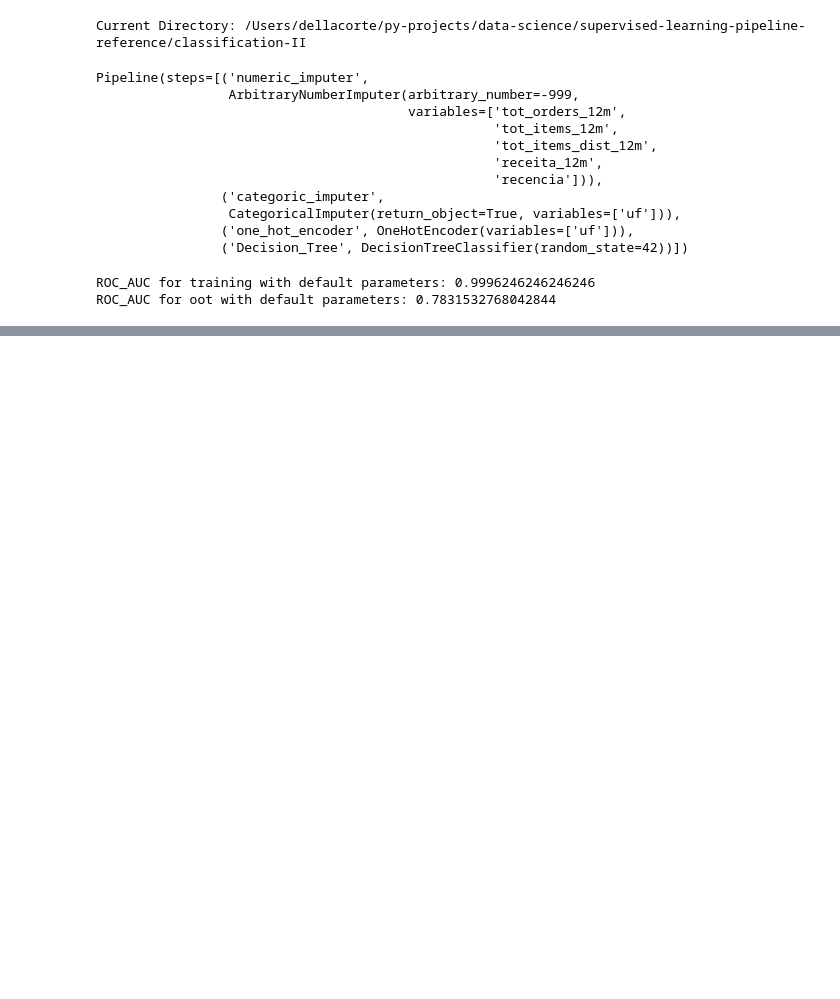
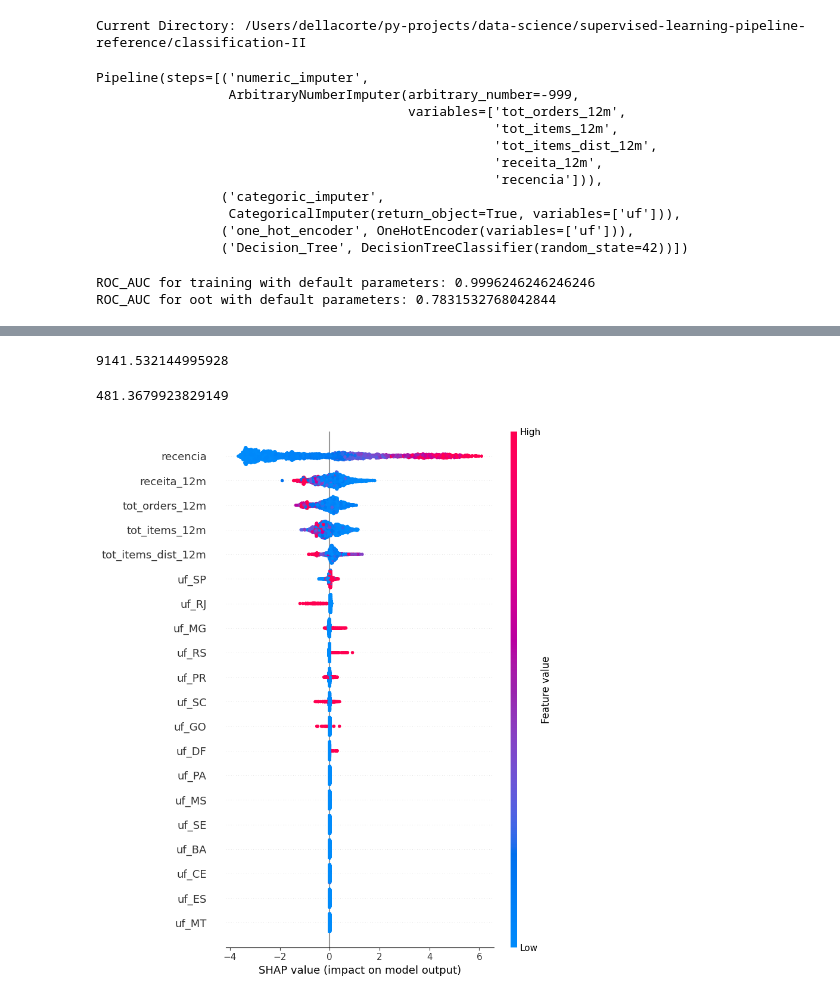
Before and after one commit to DellaCortef/supervised-learning-classification-pipeline, a Jupyter notebook: classification-II/machine-learning-classification-pipeline.ipynb, the cells around one changed output, grey strips where cells are left out. Saved outputs shown, nothing was run; the diff lists cells and outputs as text; code cells hidden in the pictures; blank space fills up the shorter version.

```diff
--- a/classification-II/machine-learning-classification-pipeline.ipynb
+++ b/classification-II/machine-learning-classification-pipeline.ipynb
@@ -113,0 +600,3 @@ NameError: name 'paramerts' is not defined
+# %%
+X_oot_transformed = best_model[:-1].transform(X_oot)
+X_oot_transformed.head(2)
@@ -113,0 +608,15 @@ NameError: name 'paramerts' is not defined
+# %%
+X_oot_transformed.var()['recencia']
+# %% [output]
+9141.532144995928
+# %%
+X_oot_transformed.var()['tot_items_dist_12m']
+# %% [output]
+481.3679923829149
+# %%
+explainer = shap.TreeExplainer(best_model[-1])
+
+shap_values = explainer.shap_values(X_oot_transformed)
+shap.summary_plot(shap_values, X_oot_transformed)
+# %% [output]
+[figure, added]
```
Also changed, not shown: parts of 46 cells of this notebook, 4 other files.
